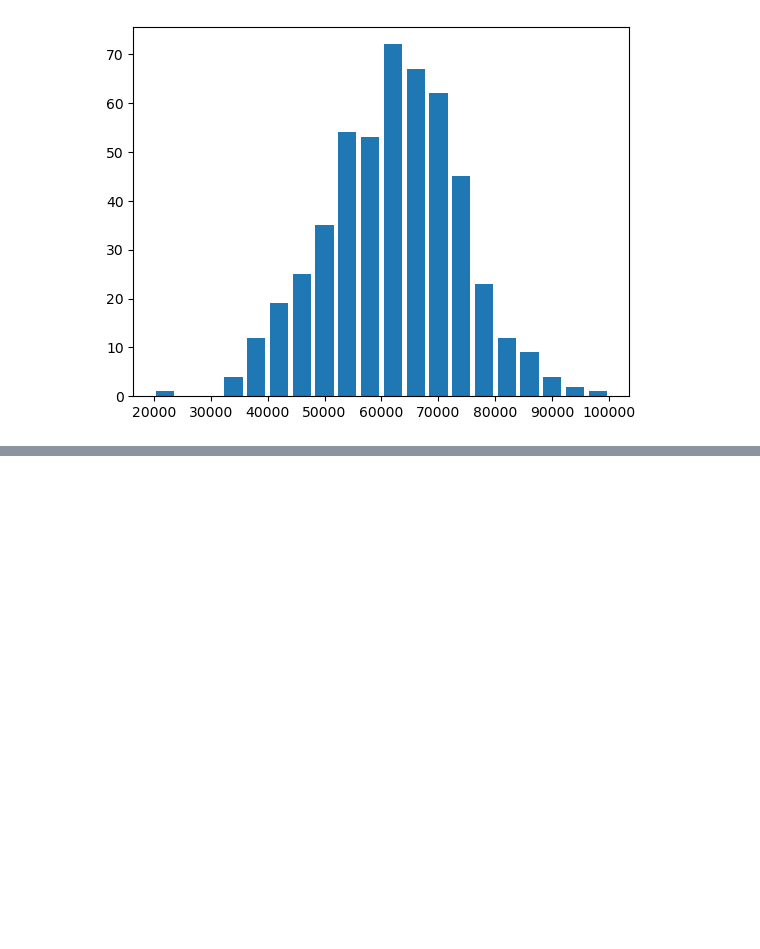
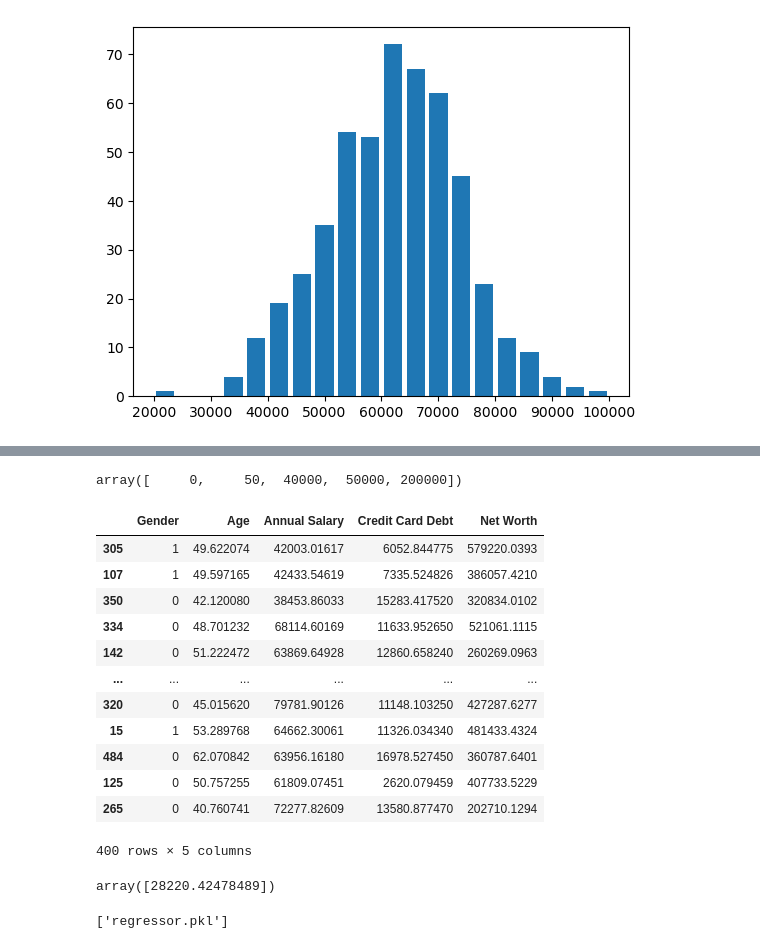
Before and after one commit to Minami127/streamlit-car-price, a Jupyter notebook: car_price.ipynb, the cells around one changed output, grey strips where cells are left out. Saved outputs shown, nothing was run; the diff lists cells and outputs as text; code cells hidden in the pictures; blank space fills up the shorter version.

```diff
--- a/car_price.ipynb
+++ b/car_price.ipynb
@@ -92,0 +109,2 @@ df.corr(numeric_only=1)
+# %%
+y=df['Car Purchase Amount']
@@ -92,0 +117,2 @@ df.corr(numeric_only=1)
+# %%
+X_train,X_test,y_train,y_test = train_test_split(X,y,test_size=0.2, random_state=10 )
@@ -92,0 +123,2 @@ df.corr(numeric_only=1)
+# %%
+regressor = LinearRegression()
@@ -92,0 +127,2 @@ df.corr(numeric_only=1)
+# %%
+regressor.fit(X_train,y_train)
@@ -92,0 +185,24 @@ df.corr(numeric_only=1)
+# %%
+new_data
+# %% [output]
+array([     0,     50,  40000,  50000, 200000])
+# %%
+X_train
+# %% [output]
+|  | Gender | Age | Annual Salary | Credit Card Debt | Net Worth |
+| 305 | 1 | 49.622074 | 42003.01617 | 6052.844775 | 579220.0393 |
+| 107 | 1 | 49.597165 | 42433.54619 | 7335.524826 | 386057.4210 |
+| 350 | 0 | 42.120080 | 38453.86033 | 15283.417520 | 320834.0102 |
+| 334 | 0 | 48.701232 | 68114.60169 | 11633.952650 | 521061.1115 |
+| 142 | 0 | 51.222472 | 63869.64928 | 12860.658240 | 260269.0963 |
+| ... | ... | ... | ... | ... | ... |
+| 320 | 0 | 45.015620 | 79781.90126 | 11148.103250 | 427287.6277 |
+| 15 | 1 | 53.289768 | 64662.30061 | 11326.034340 | 481433.4324 |
+| 484 | 0 | 62.070842 | 63956.16180 | 16978.527450 | 360787.6401 |
+| 125 | 0 | 50.757255 | 61809.07451 | 2620.079459 | 407733.5229 |
+| 265 | 0 | 40.760741 | 72277.82609 | 13580.877470 | 202710.1294 |
+400 rows × 5 columns
+# %%
+regressor.predict(new_data)
+# %% [output]
+array([28220.42478489])
@@ -92,0 +211,4 @@ df.corr(numeric_only=1)
+# %%
+joblib.dump(regressor,'regressor.pkl')
+# %% [output]
+['regressor.pkl']
```
Also changed, not shown: parts of 25 cells of this notebook, 1 other file.
